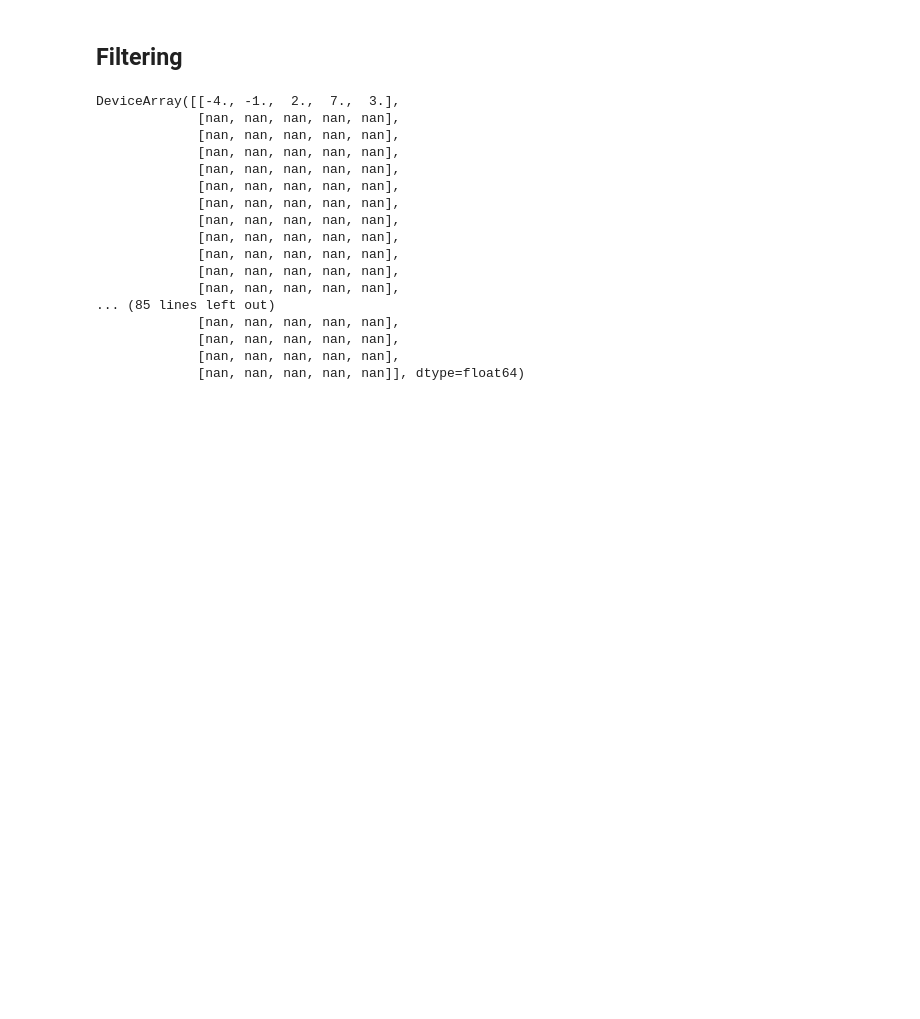
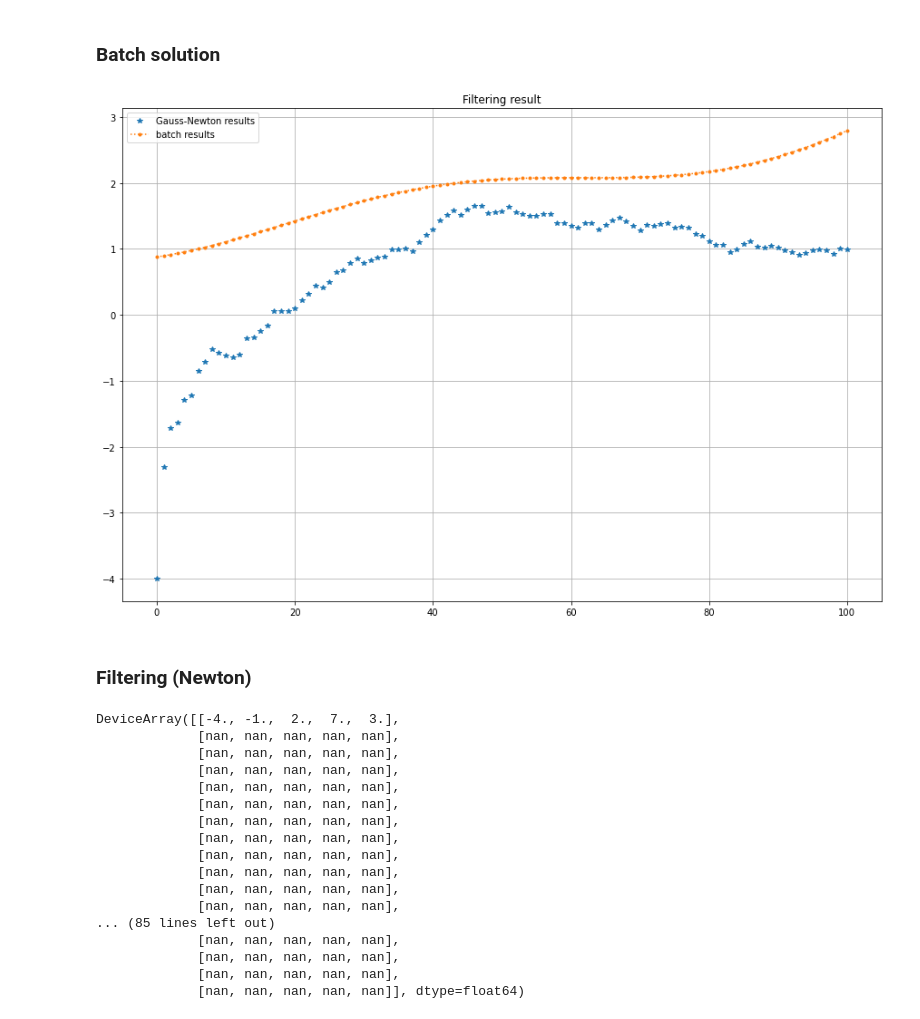
Before and after one commit to hanyas/second-order-smoothers, a Jupyter notebook: notebooks/NewtonFiltering_example2.ipynb, the cells around one changed output. Cells and saved outputs as stored; diff of their text form; code cells hidden in the pictures; blank space fills up the shorter version.

```diff
--- a/notebooks/NewtonFiltering_example2.ipynb
+++ b/notebooks/NewtonFiltering_example2.ipynb
@@ -39,3 +54,46 @@ observation_model = FunctionalModel(observation_function, MVNStandard(jnp.zeros(
+# %%
+#Filtering
+filtered_states = filtering(ys, init, transition_model, observation_model, extended, initial_states)
+# %% [markdown]
+### Batch solution
+# %%
+def mvn_loglikelihood(x, chol_cov):
+    """multivariate normal"""
+    dim = chol_cov.shape[0]
+    y = jlinalg.solve_triangular(chol_cov, x, lower=True)
+    normalizing_constant = (
+            jnp.sum(jnp.log(jnp.abs(jnp.diag(chol_cov)))) + dim * jnp.log(2 * jnp.pi) / 2.0
+    )
+    norm_y = jnp.sum(y * y, -1)
+    return -0.5 * norm_y - normalizing_constant
+# %%
+def LL(predict_trajectory, update_trajectory, z, measurement_fun, dynamic_fun, chol_Q, chol_R):
+    mp_nominal = predict_trajectory
+    mu_nominal = update_trajectory
+    cost = mvn_loglikelihood(mu_nominal - dynamic_fun(mp_nominal), chol_Q) + mvn_loglikelihood(z - measurement_fun(mu_nominal), chol_R)
+    return -cost
+
+def lost_function(x):
+    x0 = x[0]
+    predict_traj =x[:-1]
+    update_traj = x[1:]
+    vmapped_fun = jax.vmap(LL, in_axes=[0, 0, 0, None, None, None, None])
+    return jnp.sum(vmapped_fun(predict_traj, update_traj, ys, observation_function, transition_function, jnp.linalg.cholesky(Q), jnp.linalg.cholesky(R))) - mvn_loglikelihood(x0 - m0, jnp.linalg.cholesky(P0))
+# %%
+grad = jax.grad(lost_function, argnums=0)(initial_states.mean)
+Hess = jacfwd(jacrev(lost_function))(initial_states.mean)
+
+x_batch = initial_states.mean - jax.numpy.linalg.tensorsolve(Hess, grad)
+# %%
+plt.figure(figsize=(15,10))
+# plt.plot(filtered_states_newton.mean, "--", label="Newton results" )
+plt.plot(filtered_states.mean[:,0], "*", label = "Gauss-Newton results")
+plt.plot(x_batch[:,0], ".:", label = "batch results")
+plt.title("Filtering result")
+plt.grid()
+plt.legend();
+# %% [output]
+[figure, added]
 # %% [markdown]
-## Filtering
+### Filtering (Newton)
 # %%
```
Also changed, not shown: parts of 6 cells of this notebook, 1 other file.
